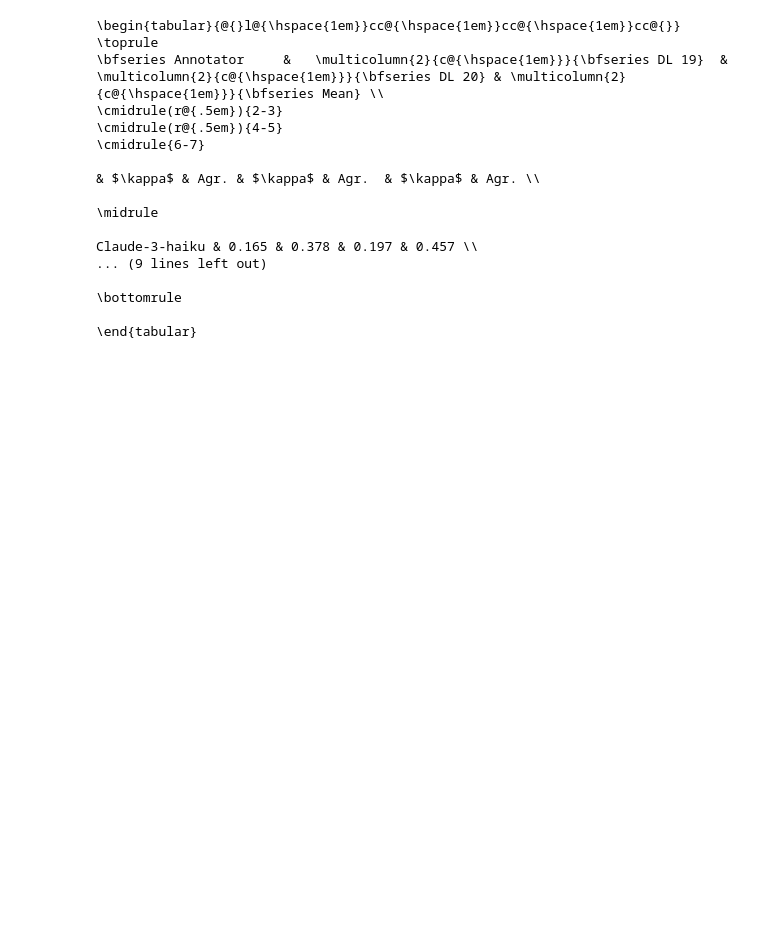
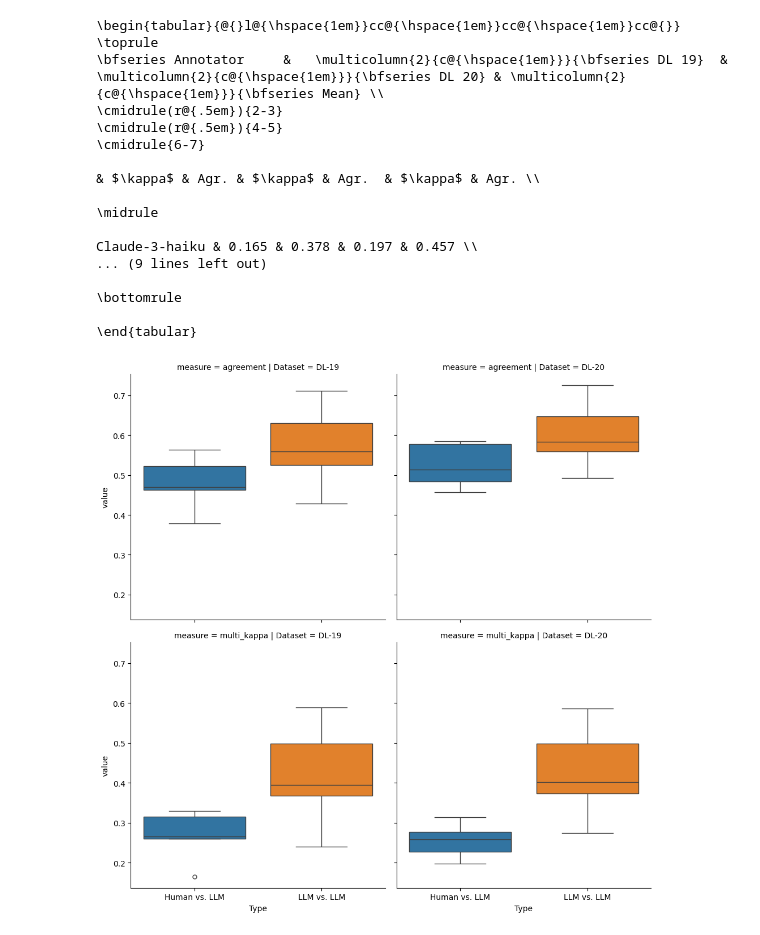
Before and after one commit to webis-de/sigir25-llm-inter-annotator-agreement, a Jupyter notebook: analysis/agreement-with-human-labels.ipynb, the cells around one changed output. Drawn from its saved outputs; the diff is of its cells as text; code cells hidden in the pictures; blank space fills up the shorter version.

```diff
--- a/analysis/agreement-with-human-labels.ipynb
+++ b/analysis/agreement-with-human-labels.ipynb
@@ -71,0 +96,41 @@ Claude-3-haiku & 0.165 & 0.378 & 0.197 & 0.457 \\
+# %%
+def pairwise_correlations(year, method):
+    df = []
+    for a in range(len(MODELS)):
+        for b in range(len(MODELS)):
+            if b > a:
+                continue
+            model_a, model_b = MODELS[a], MODELS[b]
+            df.append({'model_a': MODEL_TO_NAME[model_a], 'model_b': MODEL_TO_NAME[model_b], method: qrel_eval(model_a, model_b, year, method)})
+    return pd.DataFrame(df)
+# %%
+df19_agreement = pairwise_correlations('19', 'agreement')
+df20_agreement = pairwise_correlations('20', 'agreement')
+df19_multi_kappa = pairwise_correlations('19', 'multi_kappa')
+df20_multi_kappa = pairwise_correlations('20', 'multi_kappa')
+# %%
+def agreement_stats(df, v, dataset):
+    ret = []
+    for _, i in df[(df['model_a'] != df['model_b']) & (df['model_a'] == 'Official')].iterrows():
+        ret.append({'Type': 'Human vs. LLM', 'value': i[v]})
+
+    for _, i in df[(df['model_a'] != df['model_b']) & (df['model_a'] != 'Official')].iterrows():
+        ret.append({'Type': 'LLM vs. LLM', 'value': i[v]})
+
+    ret = pd.DataFrame(ret)
+    ret['measure'] = v
+    ret['Dataset'] = 'DL-' + dataset
+    return ret
+
+df = pd.concat([
+    agreement_stats(df19_agreement, 'agreement', '19'),
+    agreement_stats(df20_agreement, 'agreement', '20'),
+    agreement_stats(df19_multi_kappa, 'multi_kappa', '19'),
+    agreement_stats(df20_multi_kappa, 'multi_kappa', '20'),
+])
+# %%
+import seaborn as sns
+
+sns.catplot(data=df, x='Type', y='value', hue='Type', col='Dataset', row='measure', kind='box').savefig(f'agreement-overview.pdf', bbox_inches='tight')
+# %% [output]
+[figure, added]
```
Also changed, not shown: parts of 3 cells of this notebook, 1 other file.
